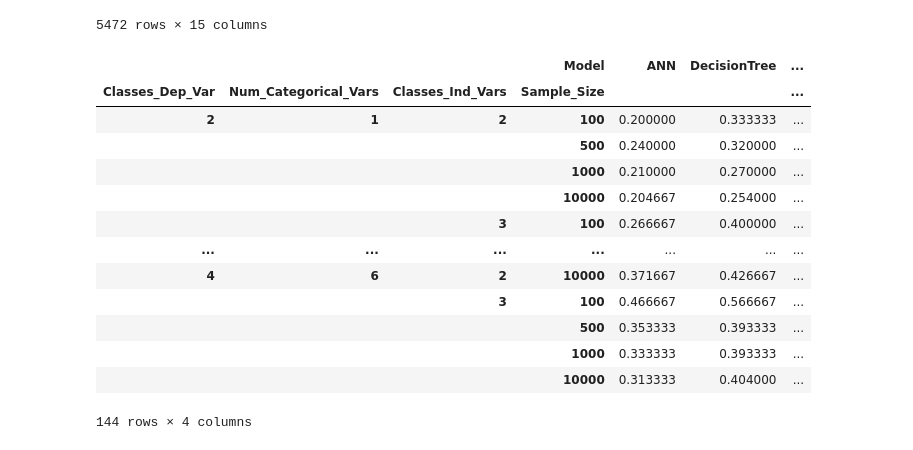
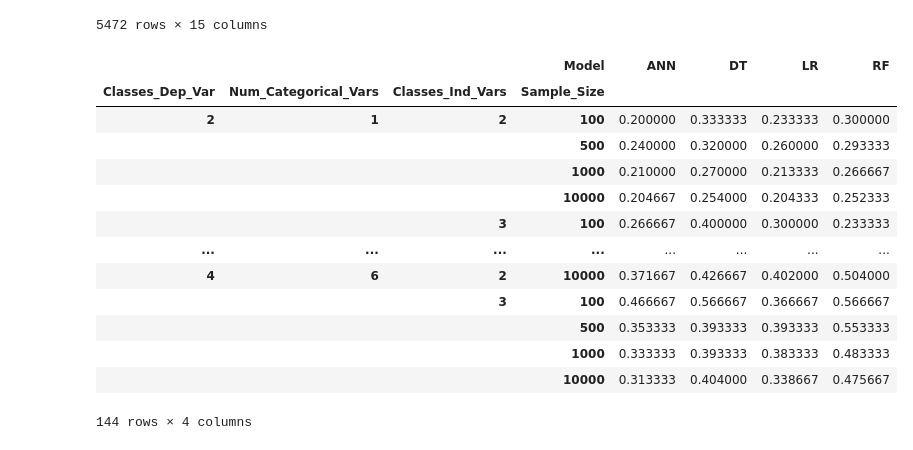
Before and after one commit to frederikpanse/psychometric_replication, a Jupyter notebook: exp/exp_FP_11_getSummaryTables.ipynb, the cells around one changed output. Cells and saved outputs as stored; diff of their text form; code cells hidden in the pictures.

```diff
--- a/exp/exp_FP_11_getSummaryTables.ipynb
+++ b/exp/exp_FP_11_getSummaryTables.ipynb
@@ -254,7 +254,7 @@ df_7
 | 12311 | 1 | 4 | 7 | 6 | 3 | 10000 | ... |
 5472 rows × 15 columns
 # %%
-gpdrouped = df_7.groupby(['Classes_Dep_Var', 'Num_Categorical_Vars', 'Classes_Ind_Vars', 'Sample_Size', 'Model'])
+grouped = df_7.groupby(['Classes_Dep_Var', 'Num_Categorical_Vars', 'Classes_Ind_Vars', 'Sample_Size', 'Model'])
 result_7 = []
 
 for group, frame in grouped:
@@ -265,46 +265,46 @@ for group, frame in grouped:
                        (frame['Hyperparameter_3'] == best_hyperparams['Hyperparameter_3'])]
     mean_misclassification = best_frame['Misclassification'].mean()
 
     result_7.append({
         'Classes_Dep_Var': group[0],
         'Num_Categorical_Vars': group[1],
         'Classes_Ind_Vars': group[2],
         'Sample_Size': group[3],
         'Model': group[4],
         'Mean_Misclassification': mean_misclassification
     })
 
 
 results_7 = pd.DataFrame(result_7)
 
 # Pivot table for the desired format
 table6 = results_7.pivot_table(
     index=['Classes_Dep_Var', 'Num_Categorical_Vars', 'Classes_Ind_Vars', 'Sample_Size'],
     columns='Model',
     values='Mean_Misclassification'
 )
 
 table6 = table6.rename(columns={
     'DecisionTree': 'DT',
     'LogisticRegression': 'LR',
     'RandomForest': 'RF'
 })
 
 table6
 # %% [output]
-|  |  |  | Model | ANN | DecisionTree | ... |
-| Classes_Dep_Var | Num_Categorical_Vars | Classes_Ind_Vars | Sample_Size |  |  | ... |
-| 2 | 1 | 2 | 100 | 0.200000 | 0.333333 | ... |
-|  |  |  | 500 | 0.240000 | 0.320000 | ... |
-|  |  |  | 1000 | 0.210000 | 0.270000 | ... |
-|  |  |  | 10000 | 0.204667 | 0.254000 | ... |
-|  |  | 3 | 100 | 0.266667 | 0.400000 | ... |
-| ... | ... | ... | ... | ... | ... | ... |
-| 4 | 6 | 2 | 10000 | 0.371667 | 0.426667 | ... |
-|  |  | 3 | 100 | 0.466667 | 0.566667 | ... |
-|  |  |  | 500 | 0.353333 | 0.393333 | ... |
-|  |  |  | 1000 | 0.333333 | 0.393333 | ... |
-|  |  |  | 10000 | 0.313333 | 0.404000 | ... |
+|  |  |  | Model | ANN | DT | LR | RF |
+| Classes_Dep_Var | Num_Categorical_Vars | Classes_Ind_Vars | Sample_Size |  |  |  |  |
+| 2 | 1 | 2 | 100 | 0.200000 | 0.333333 | 0.233333 | 0.300000 |
+|  |  |  | 500 | 0.240000 | 0.320000 | 0.260000 | 0.293333 |
+|  |  |  | 1000 | 0.210000 | 0.270000 | 0.213333 | 0.266667 |
+|  |  |  | 10000 | 0.204667 | 0.254000 | 0.204333 | 0.252333 |
+|  |  | 3 | 100 | 0.266667 | 0.400000 | 0.300000 | 0.233333 |
+| ... | ... | ... | ... | ... | ... | ... | ... |
+| 4 | 6 | 2 | 10000 | 0.371667 | 0.426667 | 0.402000 | 0.504000 |
+|  |  | 3 | 100 | 0.466667 | 0.566667 | 0.366667 | 0.566667 |
+|  |  |  | 500 | 0.353333 | 0.393333 | 0.393333 | 0.553333 |
+|  |  |  | 1000 | 0.333333 | 0.393333 | 0.383333 | 0.483333 |
+|  |  |  | 10000 | 0.313333 | 0.404000 | 0.338667 | 0.475667 |
 144 rows × 4 columns
 # %%
 table6.to_csv('../dat/table6.csv')
```
Also changed, not shown: 17 other files.
